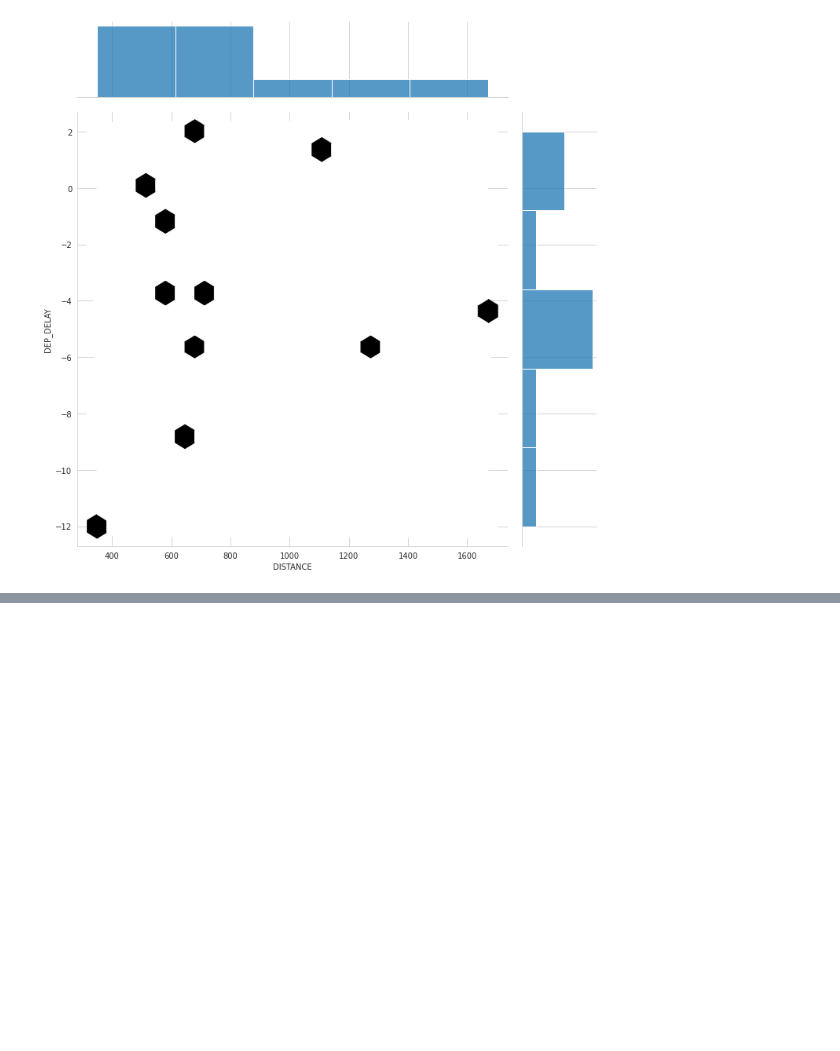
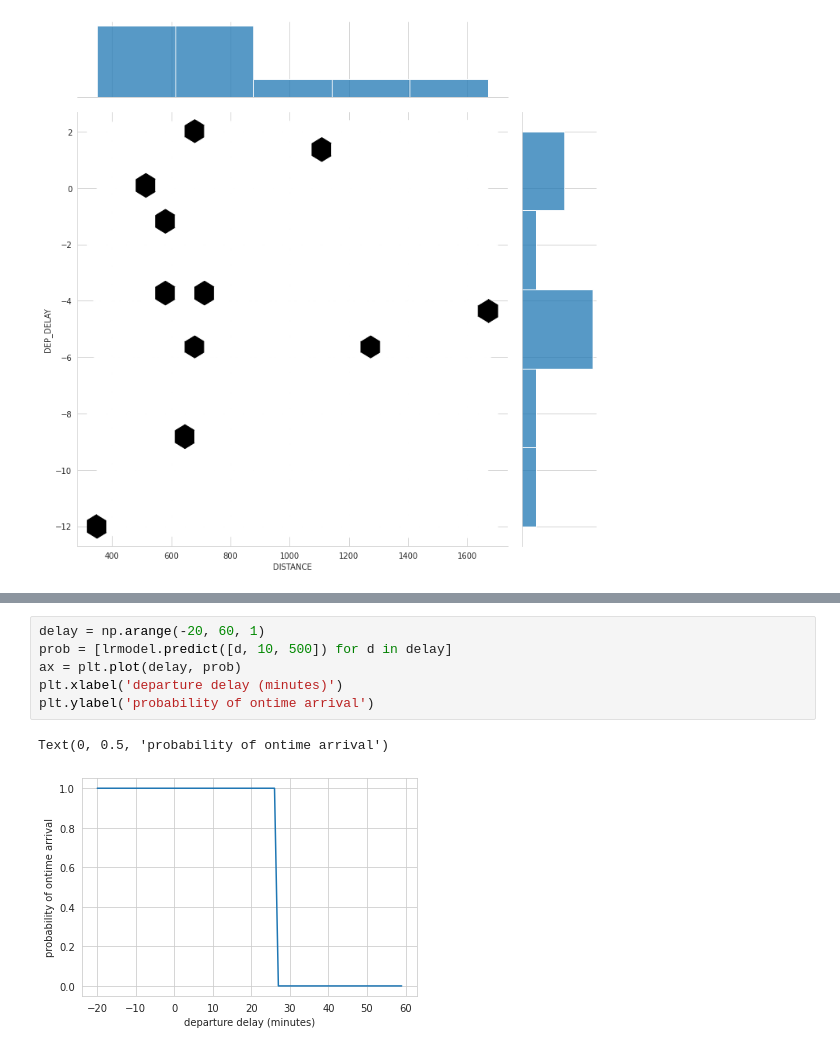
Before and after one commit to prakharsrivastava/powerbi, a Jupyter notebook: Data_Science_on_Google_Cloud_Platform_7.ipynb, the cells around one changed output, grey strips where cells are left out. Cells and saved outputs as stored; diff of their text form; blank space fills up the shorter version.

```diff
--- a/Data_Science_on_Google_Cloud_Platform_7.ipynb
+++ b/Data_Science_on_Google_Cloud_Platform_7.ipynb
@@ -394,0 +563,9 @@ g = sns.jointplot(x=df_eval['DISTANCE'], y=df_eval['DEP_DELAY'], kind="hex", hei
+# %%
+delay = np.arange(-20, 60, 1)
+prob = [lrmodel.predict([d, 10, 500]) for d in delay]
+ax = plt.plot(delay, prob)
+plt.xlabel('departure delay (minutes)')
+plt.ylabel('probability of ontime arrival')
+# %% [output]
+Text(0, 0.5, 'probability of ontime arrival')
+[figure, added]
```
Also changed, not shown: parts of 22 cells of this notebook.
